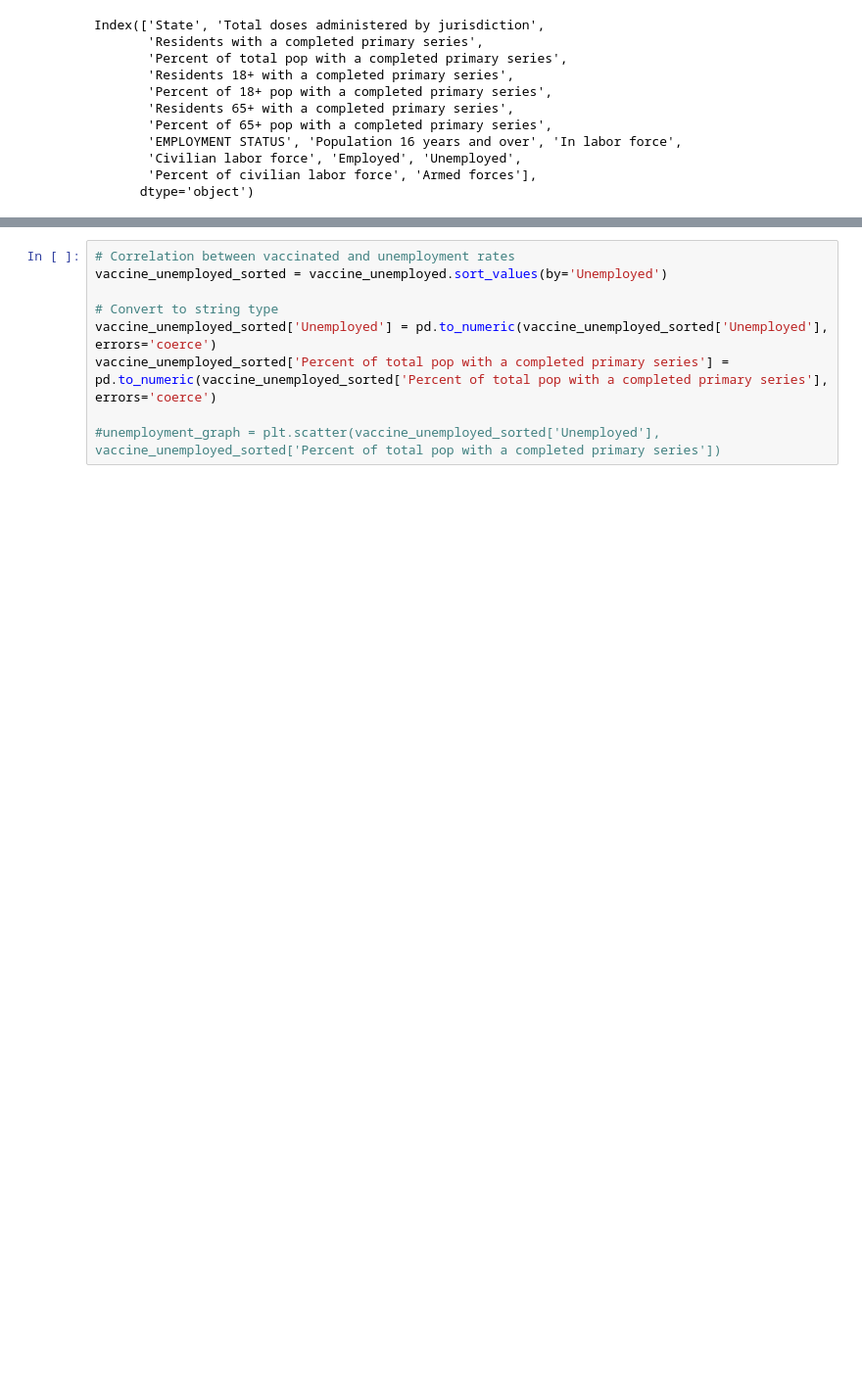
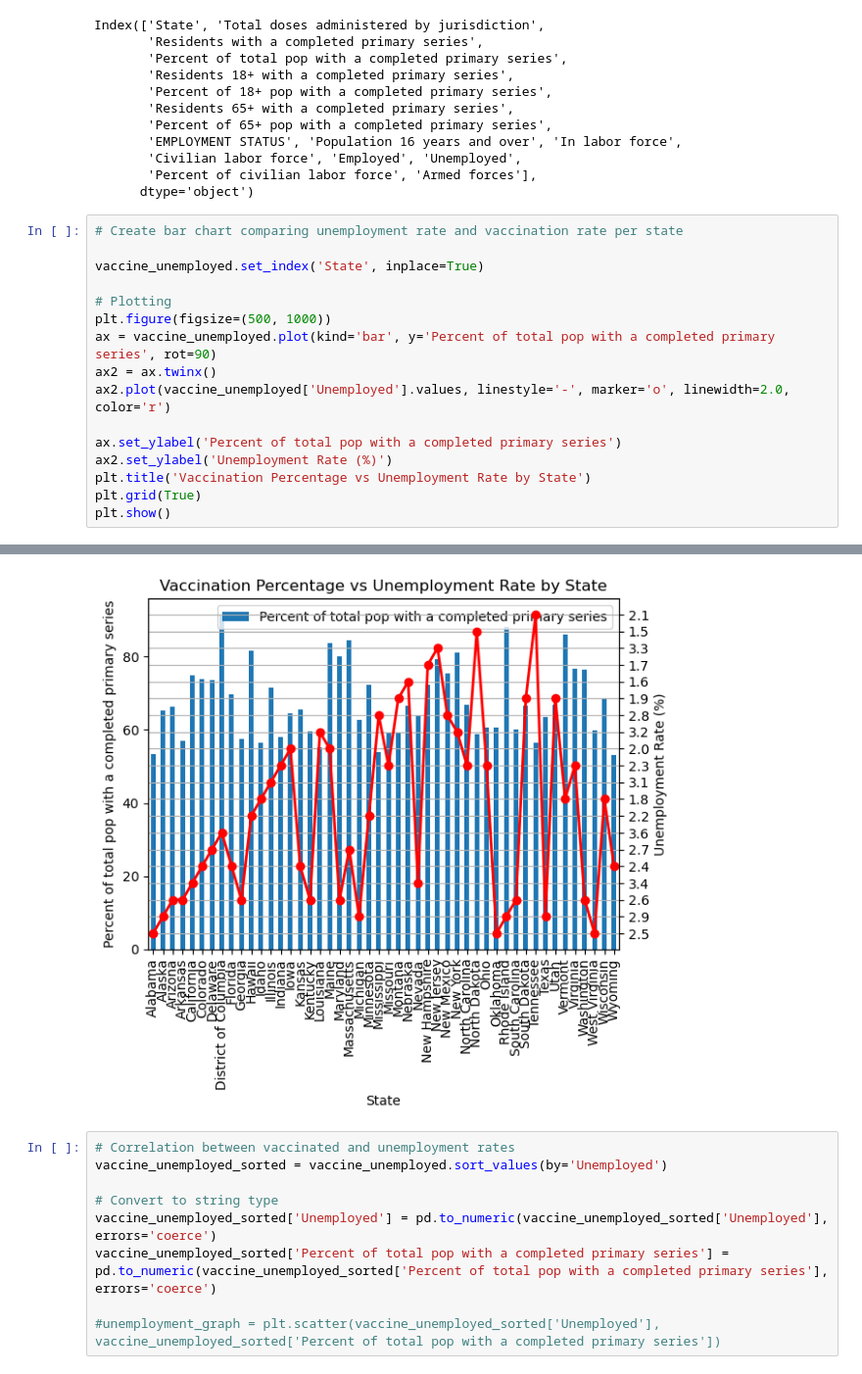
Before and after one commit to imnana18/project1_group07, a Jupyter notebook: project_files/vaccination_and_unemployment_correlation.ipynb, the cells around one changed output, grey strips where cells are left out. Shown: that part at 98% size. Drawn from its saved outputs; the diff is of its cells as text; blank space fills up the shorter version.

```diff
--- a/project_files/vaccination_and_unemployment_correlation.ipynb
+++ b/project_files/vaccination_and_unemployment_correlation.ipynb
@@ -74,3 +96,20 @@ Index(['State', 'Total doses administered by jurisdiction',
        'Civilian labor force', 'Employed', 'Unemployed',
        'Percent of civilian labor force', 'Armed forces'],
       dtype='object')
+# %%
+# Create bar chart comparing unemployment rate and vaccination rate per state
+
+vaccine_unemployed.set_index('State', inplace=True)
+
+# Plotting
+plt.figure(figsize=(500, 1000))
+ax = vaccine_unemployed.plot(kind='bar', y='Percent of total pop with a completed primary series', rot=90)
+ax2 = ax.twinx()
+ax2.plot(vaccine_unemployed['Unemployed'].values, linestyle='-', marker='o', linewidth=2.0, color='r')
+
+ax.set_ylabel('Percent of total pop with a completed primary series')
+ax2.set_ylabel('Unemployment Rate (%)')
+plt.title('Vaccination Percentage vs Unemployment Rate by State')
+plt.grid(True)
+plt.show()
+# %% [output]
@@ -77,3 +117,4 @@ Index(['State', 'Total doses administered by jurisdiction',
+[figure, added]
 # %%
 # Correlation between vaccinated and unemployment rates
 vaccine_unemployed_sorted = vaccine_unemployed.sort_values(by='Unemployed')
```
Also changed, not shown: parts of 3 cells of this notebook.
